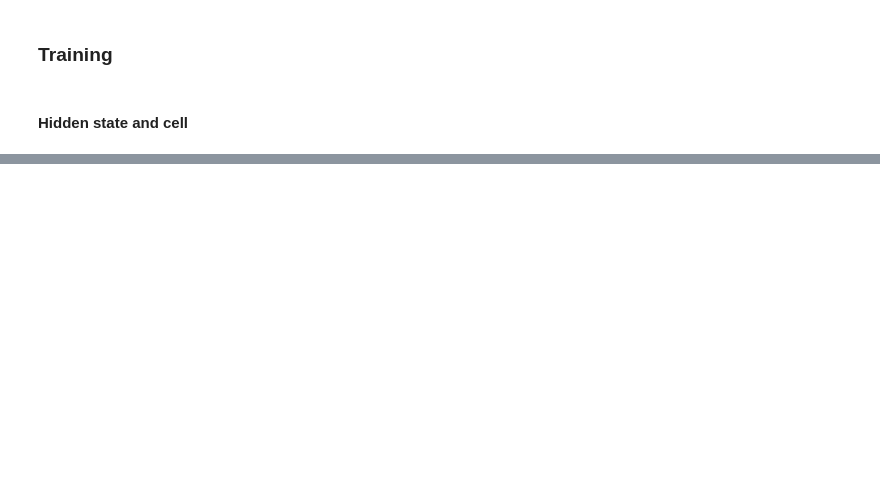
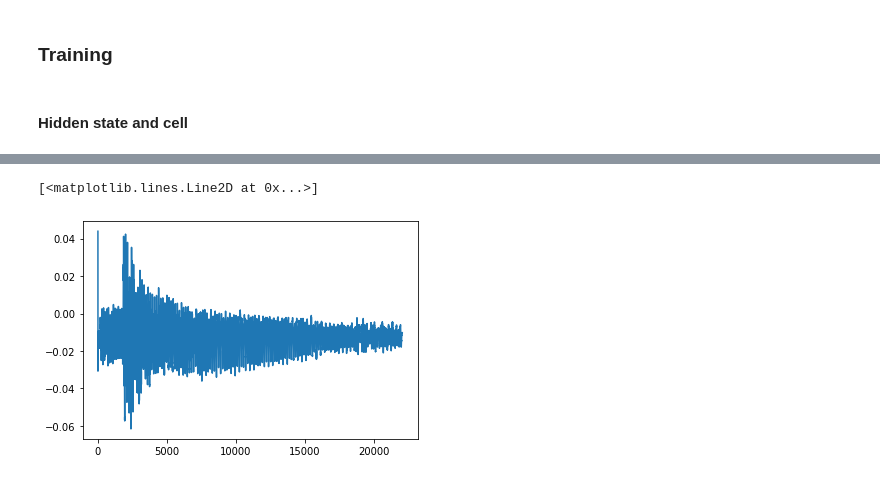
Before and after one commit to trian-gles/pytorch-guitar-amp-modelling, a Jupyter notebook: GuitarLSTM.ipynb, the cells around one changed output, grey strips where cells are left out. Saved outputs shown, nothing was run; the diff lists cells and outputs as text; code cells hidden in the pictures; blank space fills up the shorter version.

```diff
--- a/GuitarLSTM.ipynb
+++ b/GuitarLSTM.ipynb
@@ -187,0 +328,6 @@ done
+# %%
+
+plt.plot(y_hat_valid[0, :].squeeze())
+# %% [output]
+[<matplotlib.lines.Line2D at 0x...>]
+[figure, added]
```
Also changed, not shown: parts of 26 cells of this notebook.
